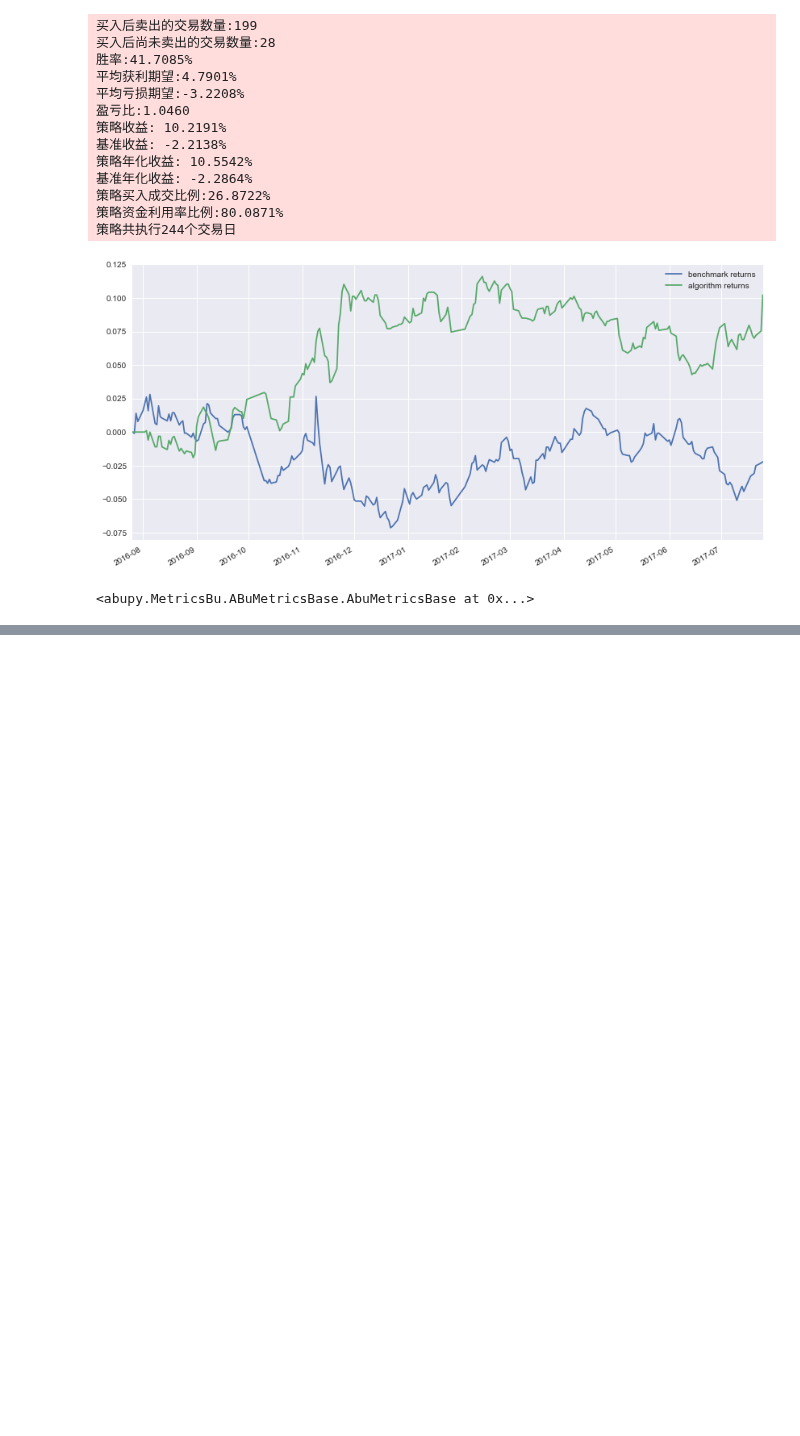
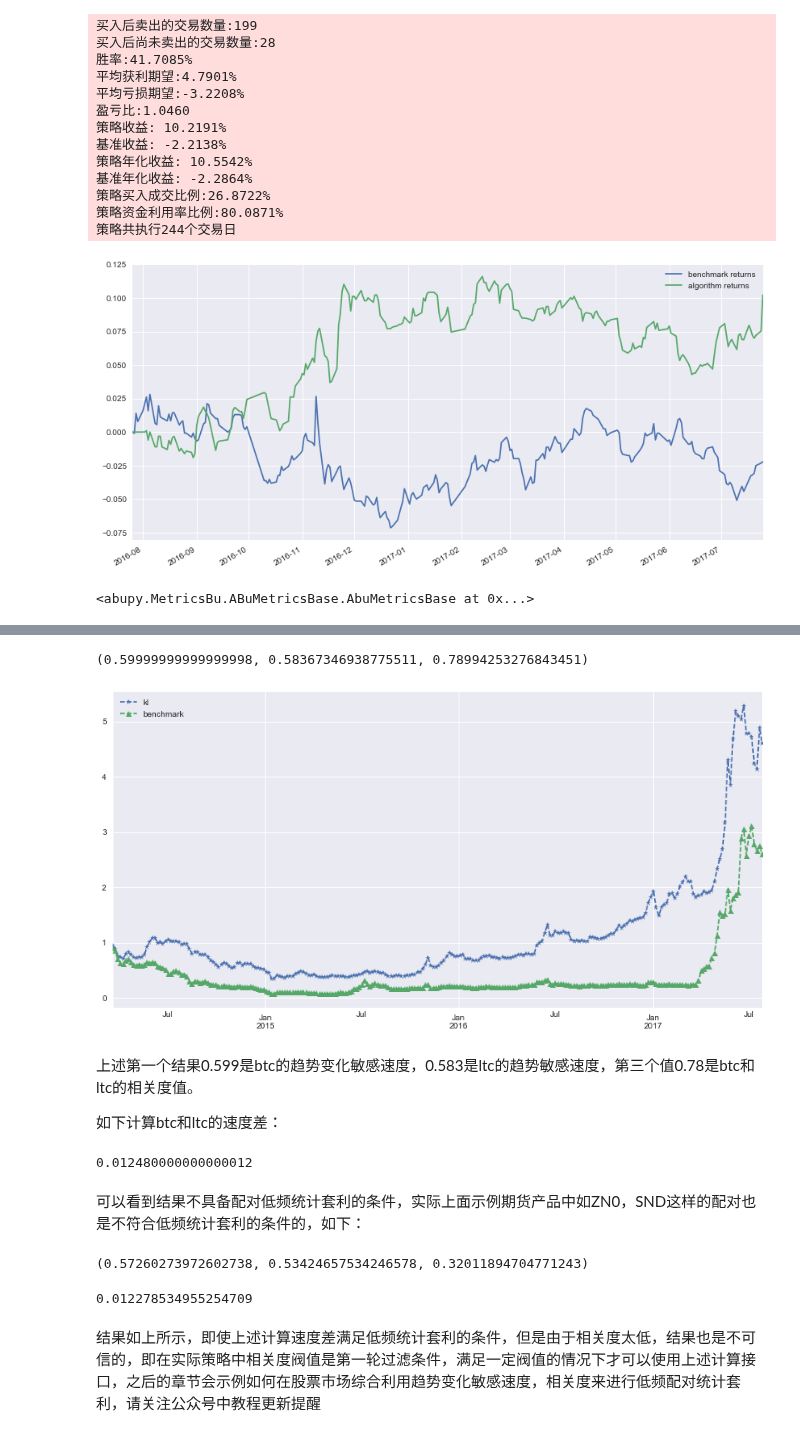
Before and after one commit to bbfamily/abu, a Jupyter notebook: abupy_lecture/25-期货市场内外盘低频统计套利.ipynb, the cells around one changed output, grey strips where cells are left out. Drawn from its saved outputs; the diff is of its cells as text; code cells hidden in the pictures; blank space fills up the shorter version.

```diff
--- a/abupy_lecture/25-期货市场内外盘低频统计套利.ipynb
+++ b/abupy_lecture/25-期货市场内外盘低频统计套利.ipynb
@@ -360,3 +375,30 @@ AbuMetricsBase.show_general(*abu_result_tuple, only_show_returns=True)
+# %%
+speed_pair = tl.execute.calc_pair_speed('btc', 'ltc',
+                           start='2014-03-19', end='2017-07-26', show=True)
+speed_pair
+# %% [output]
+(0.59999999999999998, 0.58367346938775511, 0.78994253276843451)
+[figure, added]
+# %% [markdown]
+上述第一个结果0.599是btc的趋势变化敏感速度，0.583是ltc的趋势敏感速度，第三个值0.78是btc和ltc的相关度值。
+
+如下计算btc和ltc的速度差：
+# %%
+(0.599 - 0.583) * 0.78
+# %% [output]
+0.012480000000000012
+# %% [markdown]
+可以看到结果不具备配对低频统计套利的条件，实际上面示例期货产品中如ZN0，SND这样的配对也是不符合低频统计套利的条件的，如下：
+# %%
+speed_pair = tl.execute.calc_pair_speed('ZN0', 'SND',
+                           start='2011-07-28', end='2016-07-26', show=False)
+print(speed_pair)
+(speed_pair[0] - speed_pair[1]) * speed_pair[2]
+# %% [output]
+(0.57260273972602738, 0.53424657534246578, 0.32011894704771243)
+0.012278534955254709
+# %% [markdown]
+结果如上所示，即使上述计算速度差满足低频统计套利的条件，但是由于相关度太低，结果也是不可信的，即在实际策略中相关度阀值是第一轮过滤条件，满足一定阀值的情况下才可以使用上述计算接口，之后的章节会示例如何在股票市场综合利用趋势变化敏感速度，相关度来进行低频配对统计套利，请关注公众号中教程更新提醒
 # %% [markdown]
 #### abu量化文档目录章节
 
```
Also changed, not shown: parts of 8 cells of this notebook, 7 other files.
